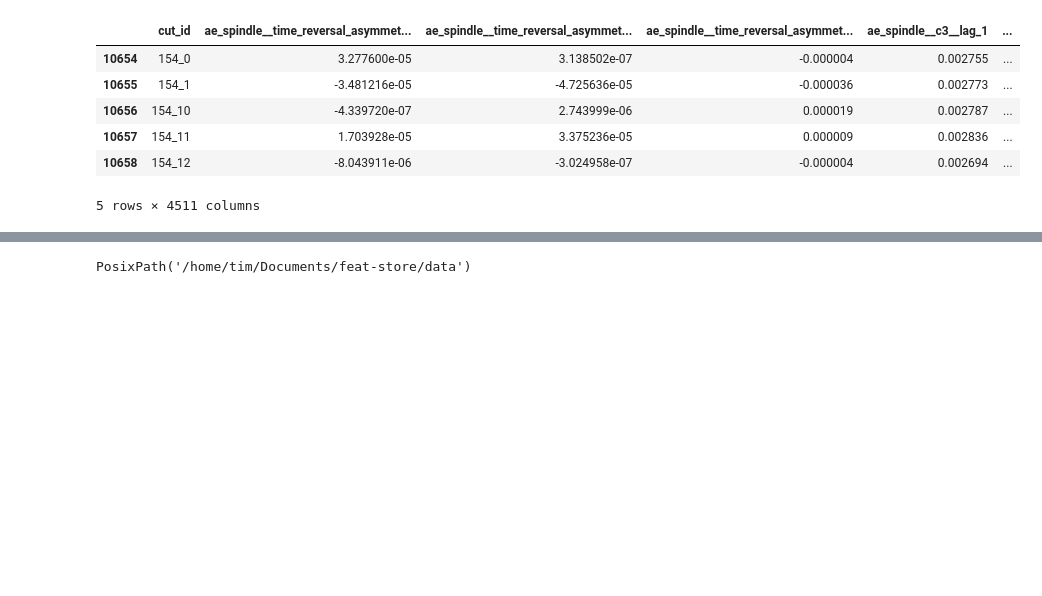
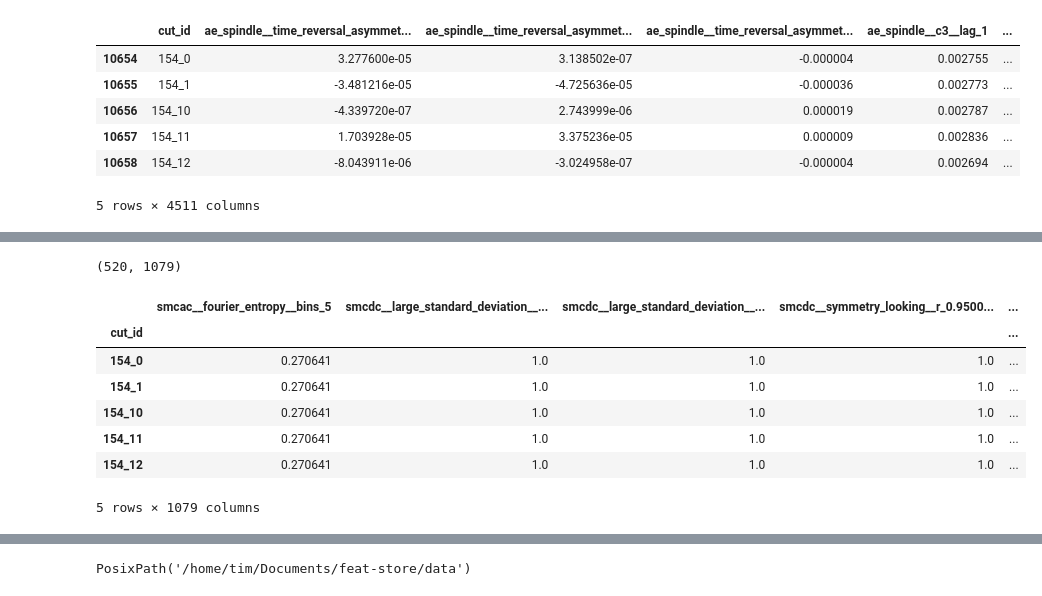
Before and after one commit to tvhahn/tspipe, a Jupyter notebook: notebooks/scratch/select_feat.ipynb, the cells around one changed output, grey strips where cells are left out. Saved outputs shown, nothing was run; the diff lists cells and outputs as text; code cells hidden in the pictures; blank space fills up the shorter version.

```diff
--- a/notebooks/scratch/select_feat.ipynb
+++ b/notebooks/scratch/select_feat.ipynb
@@ -80,0 +104,3 @@ df.shape
+# %%
+dfy = df['y']
+dfy.head()
@@ -80,0 +115,19 @@ df.shape
+# %%
+from tsfresh import select_features
+
+features_filtered = select_features(df, dfy)
+# %%
+features_filtered.shape
+# %% [output]
+(520, 1079)
+# %%
+features_filtered.head()
+# %% [output]
+|  | smcac__fourier_entropy__bins_5 | smcdc__large_standard_deviation__... | smcdc__large_standard_deviation__... | smcdc__symmetry_looking__r_0.9500... | ... |
+| cut_id |  |  |  |  | ... |
+| 154_0 | 0.270641 | 1.0 | 1.0 | 1.0 | ... |
+| 154_1 | 0.270641 | 1.0 | 1.0 | 1.0 | ... |
+| 154_10 | 0.270641 | 1.0 | 1.0 | 1.0 | ... |
+| 154_11 | 0.270641 | 1.0 | 1.0 | 1.0 | ... |
+| 154_12 | 0.270641 | 1.0 | 1.0 | 1.0 | ... |
+5 rows × 1079 columns
```
Also changed, not shown: parts of 9 cells of this notebook.
